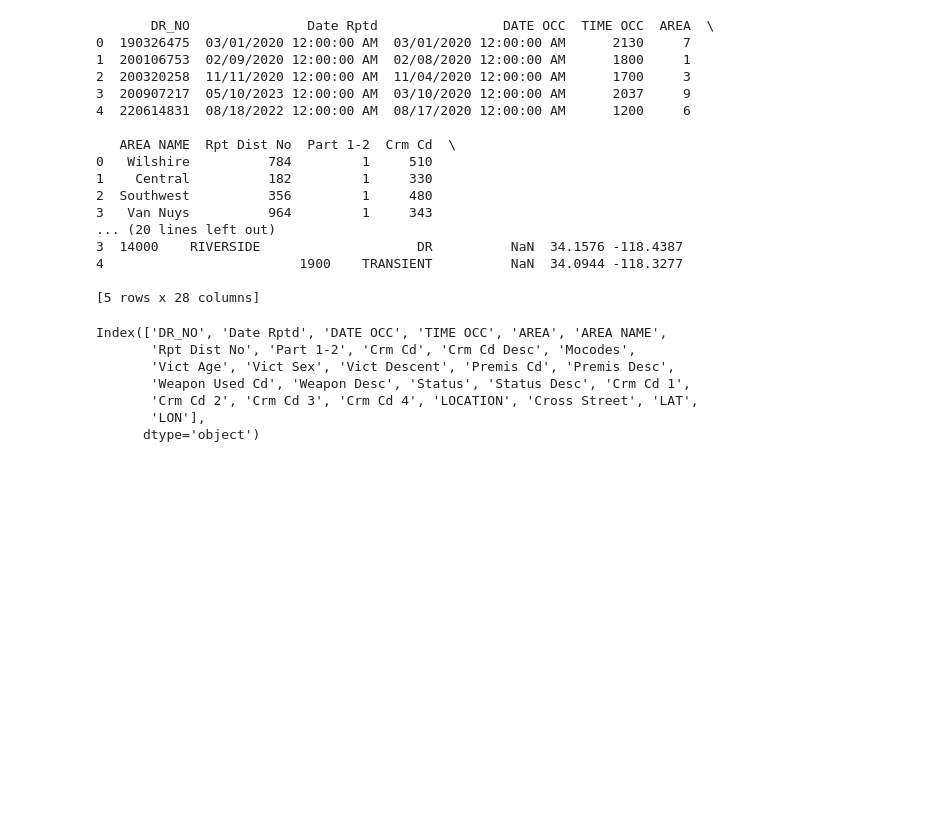
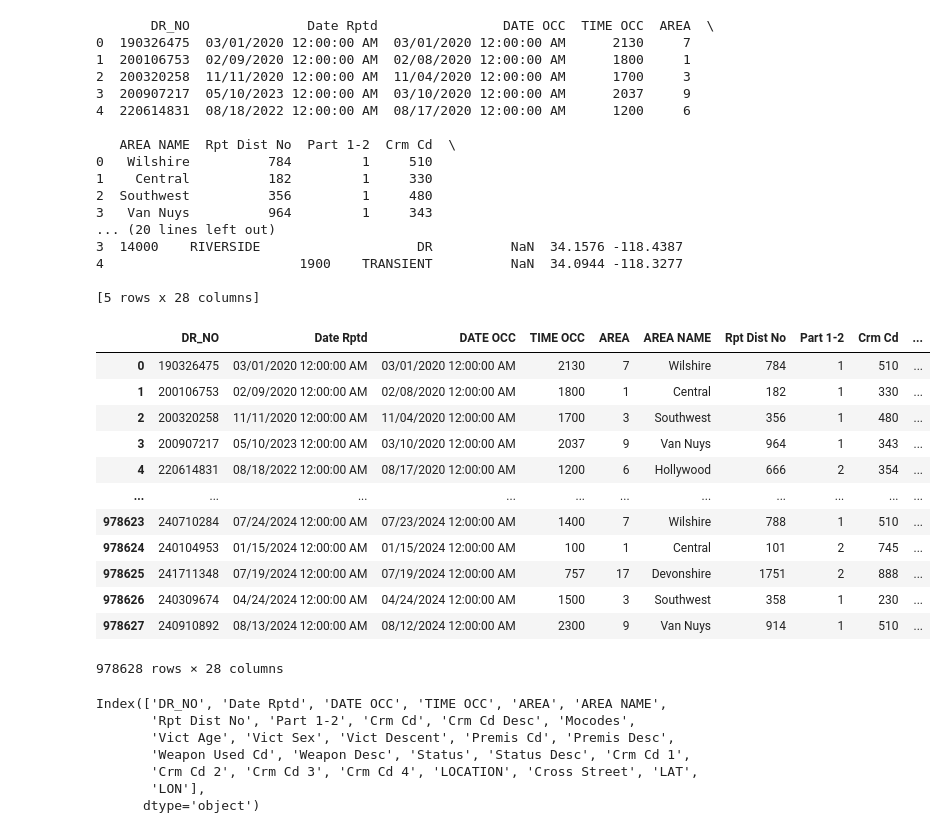
Before and after one commit to SreehariRamesh/Data-Projects, a Jupyter notebook: LA_Crime_Analysis.ipynb, the cells around one changed output. Cells and saved outputs as stored; diff of their text form; code cells hidden in the pictures; blank space fills up the shorter version.

```diff
--- a/LA_Crime_Analysis.ipynb
+++ b/LA_Crime_Analysis.ipynb
@@ -34,6 +34,22 @@ print(crime.head())
 4                         1900    TRANSIENT          NaN  34.0944 -118.3277
 
 [5 rows x 28 columns]
+# %%
+crime
+# %% [output]
+|  | DR_NO | Date Rptd | DATE OCC | TIME OCC | AREA | AREA NAME | Rpt Dist No | Part 1-2 | Crm Cd | ... |
+| 0 | 190326475 | 03/01/2020 12:00:00 AM | 03/01/2020 12:00:00 AM | 2130 | 7 | Wilshire | 784 | 1 | 510 | ... |
+| 1 | 200106753 | 02/09/2020 12:00:00 AM | 02/08/2020 12:00:00 AM | 1800 | 1 | Central | 182 | 1 | 330 | ... |
+| 2 | 200320258 | 11/11/2020 12:00:00 AM | 11/04/2020 12:00:00 AM | 1700 | 3 | Southwest | 356 | 1 | 480 | ... |
+| 3 | 200907217 | 05/10/2023 12:00:00 AM | 03/10/2020 12:00:00 AM | 2037 | 9 | Van Nuys | 964 | 1 | 343 | ... |
+| 4 | 220614831 | 08/18/2022 12:00:00 AM | 08/17/2020 12:00:00 AM | 1200 | 6 | Hollywood | 666 | 2 | 354 | ... |
+| ... | ... | ... | ... | ... | ... | ... | ... | ... | ... | ... |
+| 978623 | 240710284 | 07/24/2024 12:00:00 AM | 07/23/2024 12:00:00 AM | 1400 | 7 | Wilshire | 788 | 1 | 510 | ... |
+| 978624 | 240104953 | 01/15/2024 12:00:00 AM | 01/15/2024 12:00:00 AM | 100 | 1 | Central | 101 | 2 | 745 | ... |
+| 978625 | 241711348 | 07/19/2024 12:00:00 AM | 07/19/2024 12:00:00 AM | 757 | 17 | Devonshire | 1751 | 2 | 888 | ... |
+| 978626 | 240309674 | 04/24/2024 12:00:00 AM | 04/24/2024 12:00:00 AM | 1500 | 3 | Southwest | 358 | 1 | 230 | ... |
+| 978627 | 240910892 | 08/13/2024 12:00:00 AM | 08/12/2024 12:00:00 AM | 2300 | 9 | Van Nuys | 914 | 1 | 510 | ... |
+978628 rows × 28 columns
 # %%
 # understanding the different columns present in the dataset
 
```
Also changed, not shown: parts of 21 cells of this notebook.
